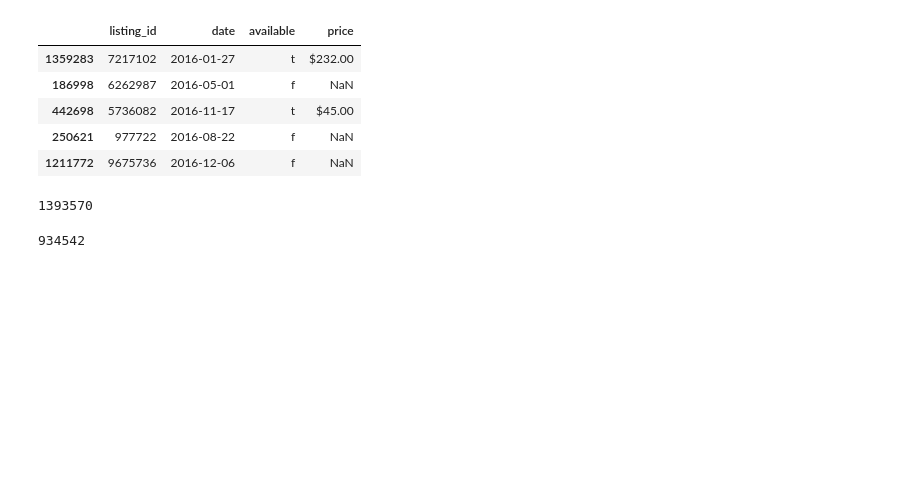
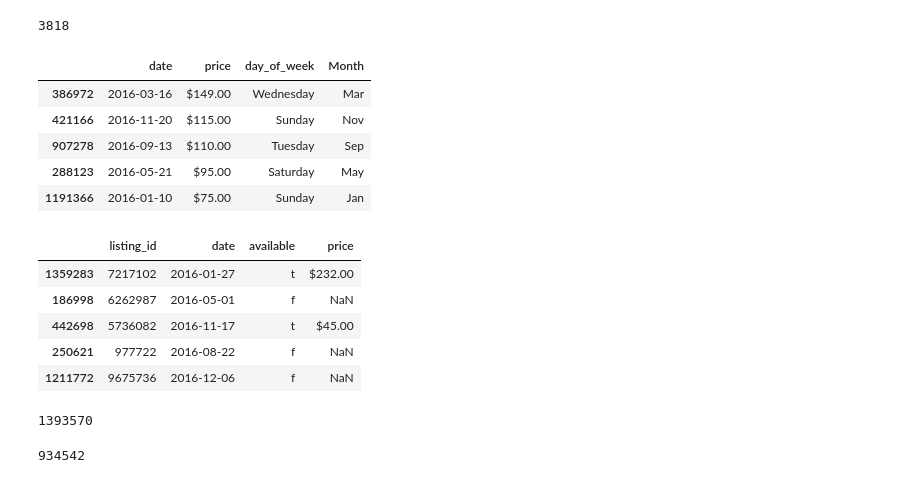
Before and after one commit to wonderbug2020/Seattle_AirBnB_Data, a Jupyter notebook: time_dependency_explore/When_to_visit_Seattle.ipynb, the cells around one changed output. Cells and saved outputs as stored; diff of their text form; code cells hidden in the pictures; blank space fills up the shorter version.

```diff
--- a/time_dependency_explore/When_to_visit_Seattle.ipynb
+++ b/time_dependency_explore/When_to_visit_Seattle.ipynb
@@ -13,3 +13,6 @@ cal_df = calendar_df[calendar_df['available'] == 't'].drop(['listing_id','availa
 # %%
 #I want to see the amount of listings both on a monthly basis and day of the week
 #So I will add columns to help with this
+#cal_df['month'] = pd.DatetimeIndex(cal_df['date']).month
+cal_df['day_of_week'] = cal_df['date'].dt.day_name()
+cal_df['Month'] = cal_df['date'].dt.strftime('%b')
@@ -19,3 +21,17 @@ cal_df = calendar_df[calendar_df['available'] == 't'].drop(['listing_id','availa
+# %%
+#len(pd.unique(df['height']))
+len(pd.unique(calendar_df['listing_id']))
+# %% [output]
+3818
+# %%
+cal_df.sample(5)
+# %% [output]
+|  | date | price | day_of_week | Month |
+| 386972 | 2016-03-16 | $149.00 | Wednesday | Mar |
+| 421166 | 2016-11-20 | $115.00 | Sunday | Nov |
+| 907278 | 2016-09-13 | $110.00 | Tuesday | Sep |
+| 288123 | 2016-05-21 | $95.00 | Saturday | May |
+| 1191366 | 2016-01-10 | $75.00 | Sunday | Jan |
 # %%
 calendar_df.sample(5)
 # %% [output]
```
Also changed, not shown: parts of 2 cells of this notebook, 1 other file.
